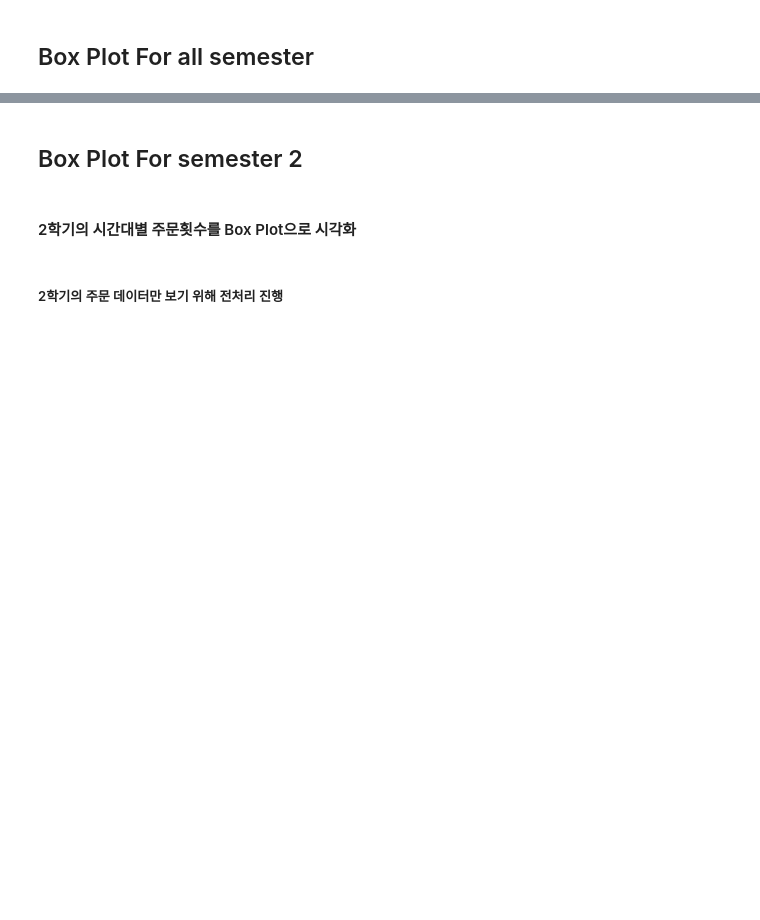
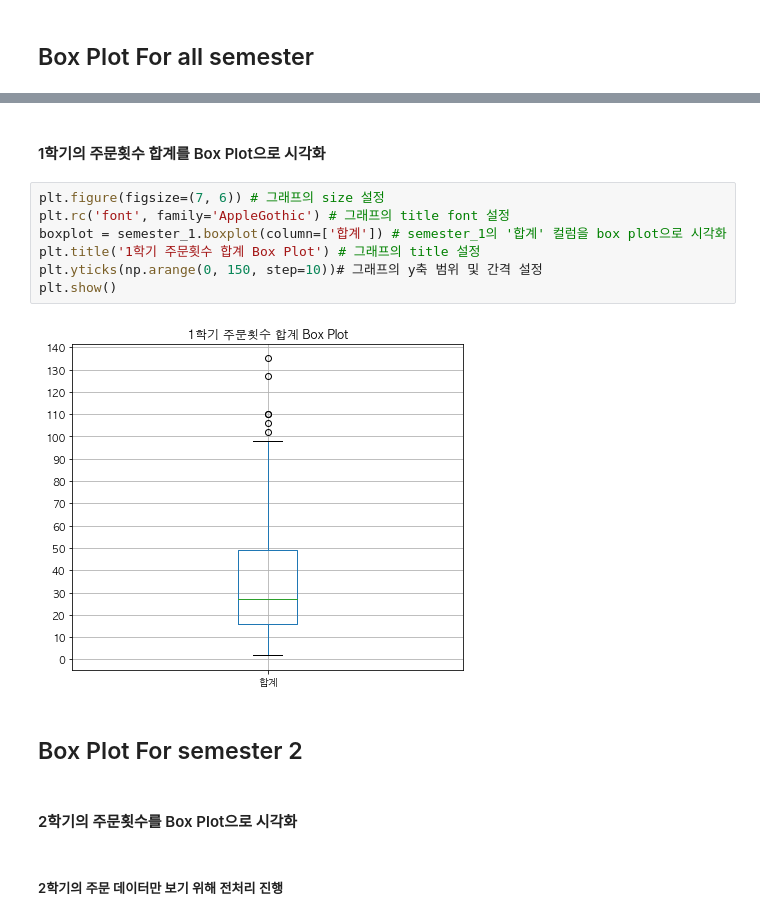
Before and after one commit to sohds/P4DS_gaeun_allocation, a Jupyter notebook: visualization/boxplot_sum.ipynb, the cells around one changed output, grey strips where cells are left out. Drawn from its saved outputs; the diff is of its cells as text; blank space fills up the shorter version.

```diff
--- a/visualization/boxplot_sum.ipynb
+++ b/visualization/boxplot_sum.ipynb
@@ -41,7 +64,18 @@ plt.show()
+# %% [markdown]
+#### 1학기의 주문횟수 합계를 Box Plot으로 시각화
+# %%
+plt.figure(figsize=(7, 6)) # 그래프의 size 설정
+plt.rc('font', family='AppleGothic') # 그래프의 title font 설정
+boxplot = semester_1.boxplot(column=['합계']) # semester_1의 '합계' 컬럼을 box plot으로 시각화
+plt.title('1학기 주문횟수 합계 Box Plot') # 그래프의 title 설정
+plt.yticks(np.arange(0, 150, step=10))# 그래프의 y축 범위 및 간격 설정
+plt.show()
+# %% [output]
+[figure, added]
 # %% [markdown]
 ## Box Plot For semester 2
 # %% [markdown]
-#### 2학기의 시간대별 주문횟수를 Box Plot으로 시각화
+#### 2학기의 주문횟수를 Box Plot으로 시각화
 # %% [markdown]
 ##### 2학기의 주문 데이터만 보기 위해 전처리 진행
 # %%
```
Also changed, not shown: parts of 14 cells of this notebook, 1 other file.
